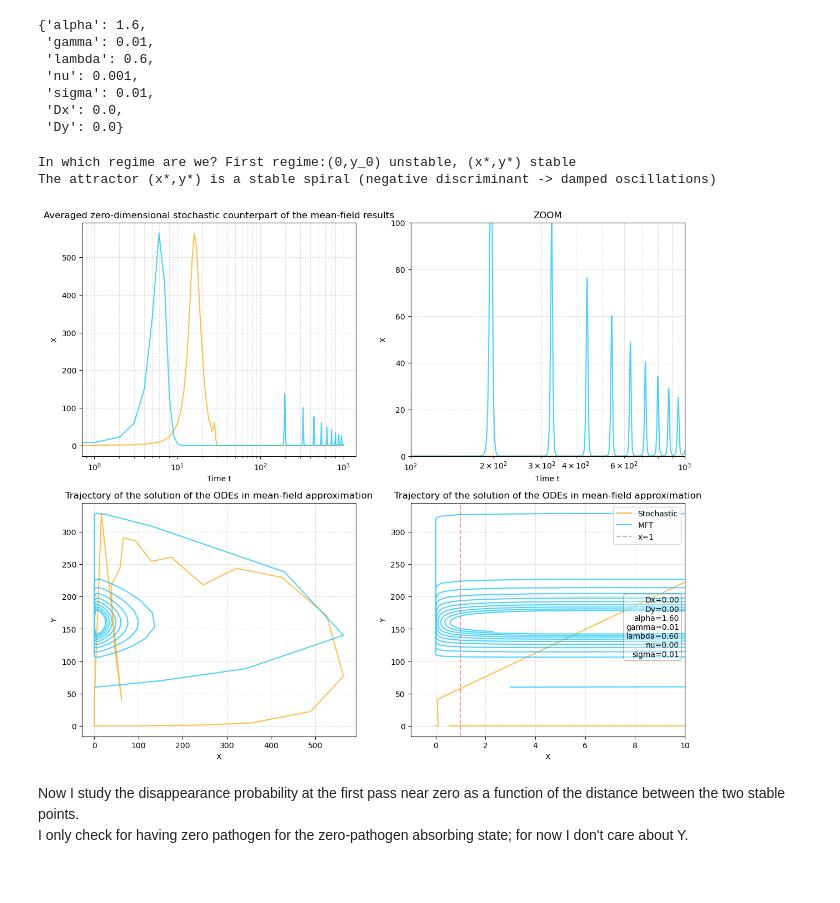
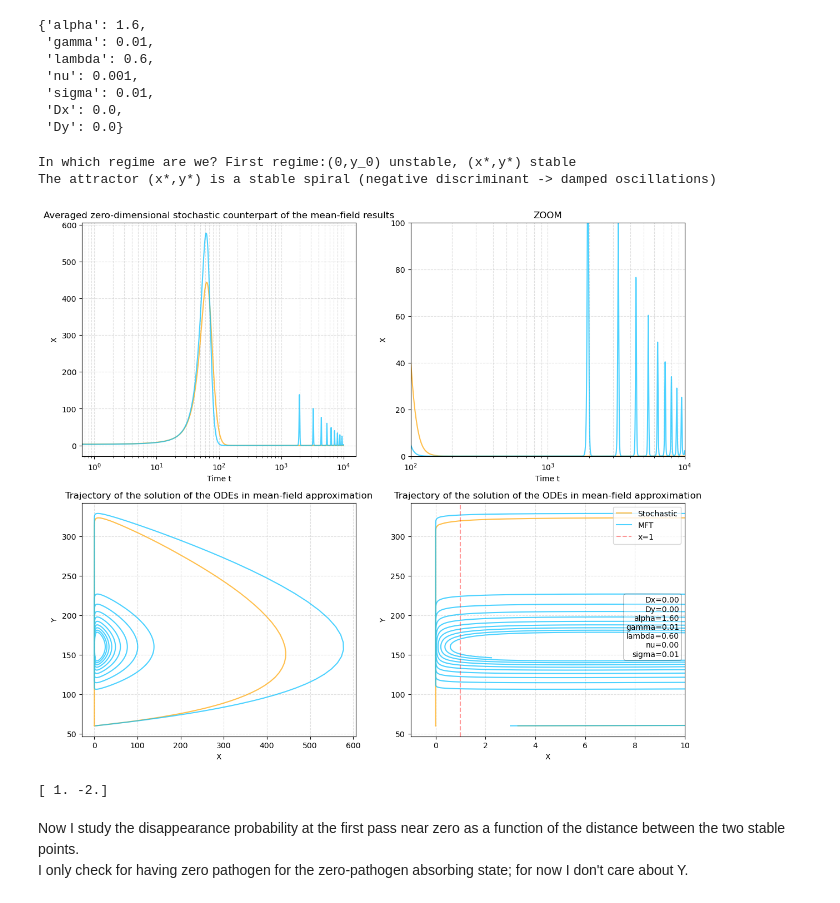
Before and after one commit to pietromalagoli/PCS, a Jupyter notebook: project.ipynb, the cells around one changed output. Cells and saved outputs as stored; diff of their text form; code cells hidden in the pictures.

```diff
--- a/project.ipynb
+++ b/project.ipynb
@@ -14,8 +14,9 @@ import model as m       # Python file with all the functions
 
 # I set some parameters for the whole project
 time_steps = 5000    # 1000
+dt = 0.1
 # Set the time grid for the ODEs
-t_s = np.linspace(0,time_steps,time_steps)
+t_s = 0. + dt * np.arange(time_steps)
 # parameters initialization (I use the parameters listed in the caption of Figure 3)
 par = {
     'alpha': 1.2,   # 1.2
@@ -180,18 +181,18 @@ par
  'Dy': 0.0}
 # %%
 m.stability(par)
-time_steps = 1000    # 1000
-t_s = np.arange(0,time_steps,time_steps)
+time_steps = int(1e4)    # 1000
+t_s = 0. + dt * np.arange(time_steps)
 z0 = np.array([3,y0])       # set initial conditions
 # Solve again the ODEs so to have it with the right parameters, in case that they're different for the stochastic case
 X_ode = odeint(m.system,z0,t_s,args=(par,))[:,0]
 Y_ode = odeint(m.system,z0,t_s,args=(par,))[:,1]
 # Compute the model
-args = [10000,time_steps, 1, par,False]     # [N,time_steps,par,fill]
+args = [10000,time_steps, dt, par,False]     # [N,time_steps,par,fill]
 X_stoc, Y_stoc = m.lattice1(args)
 
-scalex = np.max(X_stoc)/np.max(X_ode)
-scaley = np.max(Y_stoc)/np.max(Y_ode)
+scalex = 1#np.max(X_stoc)/np.max(X_ode)
+scaley = 1#np.max(Y_stoc)/np.max(Y_ode)
 # plot the evolution of x(t)
 fig, ax = plt.subplots(2,2,figsize=(14,12))
 ax[0,0].plot(X_stoc/scalex,c='orange',label='x(t)-Stochastic',alpha=0.7)
@@ -213,34 +214,41 @@ ax[0,1].set_xlabel('Time t')
 ax[0,1].set_ylabel('X')
 ax[0,1].set_xscale('log')
 ax[0,1].grid(True, which="both",alpha=0.4,linestyle='--')
 
 ax[1,0].plot(X_stoc/scalex, Y_stoc/scaley, c='orange', label='Stochastic',alpha=0.7)
 ax[1,0].plot(X_ode, Y_ode, c='deepskyblue', label='MFT',alpha=0.7)
 ax[1,0].set_title('Trajectory of the solution of the ODEs in mean-field approximation')
 #ax[1,0].scatter(0,y0, c='r',marker='^',label=r'$(0,y_0)$')
 #ax[1,0].scatter(x_star,y_star, c='r',marker='*',label=r'$(x^*,y^*)$')
 ax[1,0].set_xlabel('X')
 ax[1,0].set_ylabel('Y')
 ax[1,0].grid(True, which="both",alpha=0.4,linestyle='--')
 
 ax[1,1].plot(X_stoc/scalex, Y_stoc/scaley, c='orange', label='Stochastic',alpha=0.7)
 ax[1,1].plot(X_ode, Y_ode, c='deepskyblue', label='MFT',alpha=0.7)
 ax[1,1].axvline(x=1,c='r',label='x=1',linestyle='--',alpha=0.4)
 ax[1,1].set_title('Trajectory of the solution of the ODEs in mean-field approximation')
 #ax[1,1].scatter(0,y0, c='r',marker='^',label=r'$(0,y_0)$')
 #ax[1,1].scatter(x_star,y_star, c='r',marker='*',label=r'$(x^*,y^*)$')
 ax[1,1].set_xlim(-1,10)
 ax[1,1].set_xlabel('X')
 ax[1,1].set_ylabel('Y')
 ax[1,1].grid(True, which="both",alpha=0.4,linestyle='--')
 m.add_par_box(par)
 plt.legend(loc='upper right')
 #plt.savefig('plots/stochastic1.png')
 plt.show()
 # %% [output]
 In which regime are we? First regime:(0,y_0) unstable, (x*,y*) stable
 The attractor (x*,y*) is a stable spiral (negative discriminant -> damped oscillations)
-[figure, old version]
+[figure, new version]
+# %%
+a = np.array([[1,-2],[-2,-6]])
+b = np.ones((2,2))
+#np.maximum(a,0,out=a)
+print(a[0]*b[0])
+# %% [output]
+[ 1. -2.]
 # %% [markdown]
 Now I study the disappearance probability at the first pass near zero as a function of the distance between the two stable points.\
 I only check for having zero pathogen for the zero-pathogen absorbing state; for now I don't care about Y.
```
Also changed, not shown: parts of 6 cells of this notebook, 3 other files.
